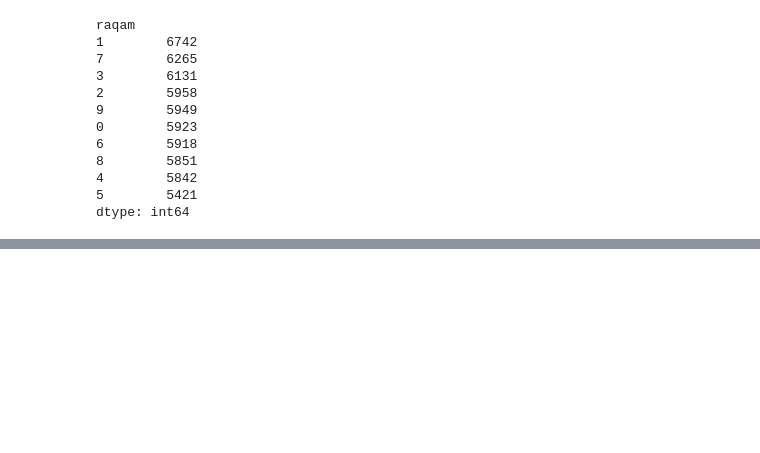
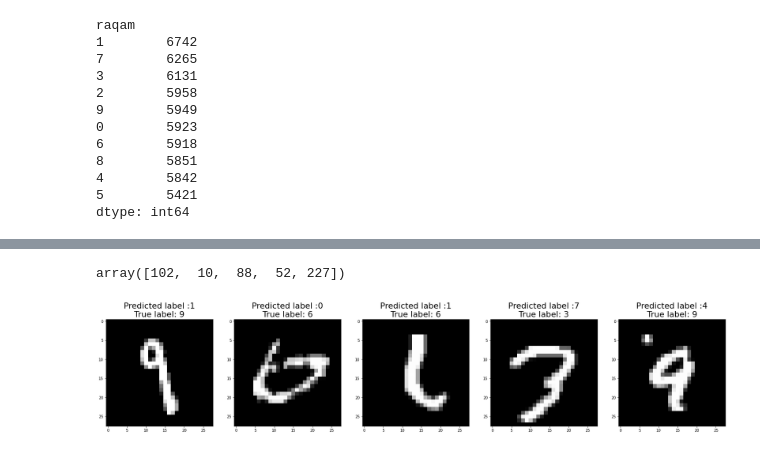
Before and after one commit to makhmudjumanazarov/deep_learning, a Jupyter notebook: MNIST_with_Tensorflow_for_me_.ipynb, the cells around one changed output, grey strips where cells are left out. Saved outputs shown, nothing was run; the diff lists cells and outputs as text; code cells hidden in the pictures; blank space fills up the shorter version.

```diff
--- a/MNIST_with_Tensorflow_for_me_.ipynb
+++ b/MNIST_with_Tensorflow_for_me_.ipynb
@@ -99,0 +252,6 @@ dtype: int64
+# %%
+errors = (y_pred_classes - y_true != 0)
+y_pred_classes_errors = y_pred_classes[errors]
+y_pred_errors = y_pred[errors]
+y_true_errors = y_true[errors]
+x_test_errors = x_test[errors]
@@ -99,0 +304,7 @@ dtype: int64
+# %%
+y_pred_errors_probability = np.max(y_pred_errors, axis = 1)
+true_probability_errors = np.diagonal(np.take(y_pred_errors, y_true_errors, axis = 1))
+diff_errors_pred_true = y_pred_errors_probability - true_probability_errors
+
+sorted_idx_diff_errors = np.argsort(diff_errors_pred_true)
+top_idx_diff_errors = sorted_idx_diff_errors[-5:]
@@ -99,0 +393,18 @@ dtype: int64
+# %%
+top_idx_diff_errors
+# %% [output]
+array([102,  10,  88,  52, 227])
+# %%
+num = len(top_idx_diff_errors)
+
+f, ax = plt.subplots(1, num, figsize = (30, 30))
+
+for i in range(0, num):
+  idx = top_idx_diff_errors[i]
+  sample = x_test_errors[idx].reshape(28,28)
+  y_t = y_true_errors[idx]
+  y_p = y_pred_classes_errors[idx]
+  ax[i].imshow(sample, cmap = 'gray')
+  ax[i].set_title("Predicted label :{}\nTrue label: {}".format(y_p, y_t), fontsize=22)
+# %% [output]
+[figure, added]
```
Also changed, not shown: parts of 31 cells of this notebook.
